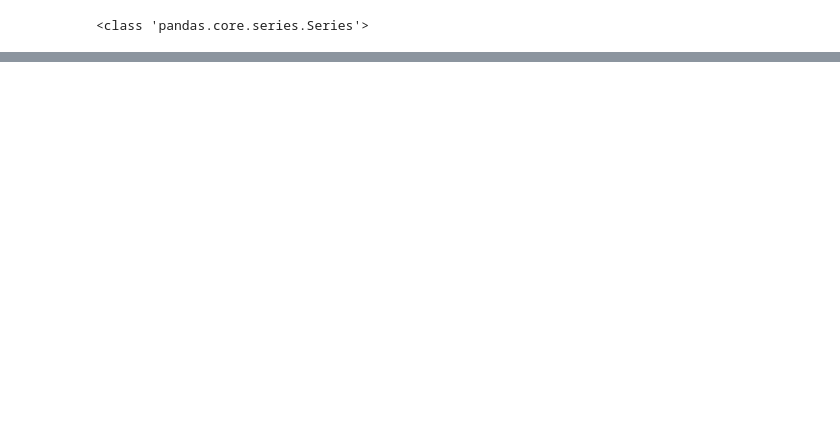
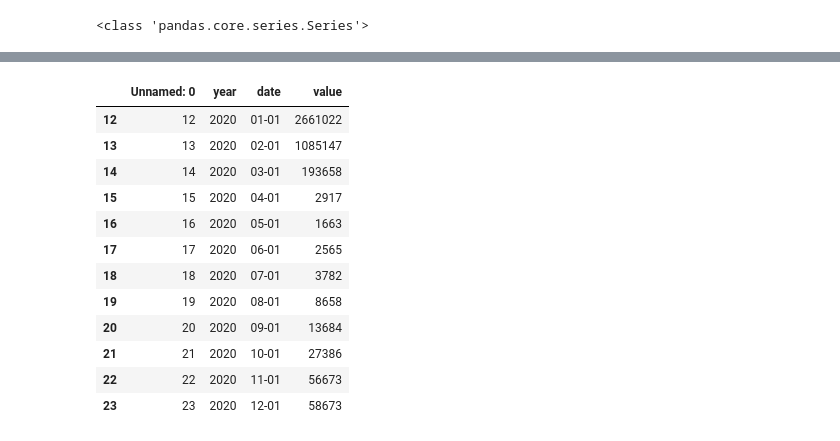
Before and after one commit to paula-ioni/paula-ioni.github.io, a Jupyter notebook: table_extraction_pdf.ipynb, the cells around one changed output, grey strips where cells are left out. Cells and saved outputs as stored; diff of their text form; code cells hidden in the pictures; blank space fills up the shorter version.

```diff
--- a/table_extraction_pdf.ipynb
+++ b/table_extraction_pdf.ipynb
@@ -169,0 +192,17 @@ display(dff)
+# %%
+df00=df0.loc[df0['year']==2020]
+display(df00)
+# %% [output]
+|  | Unnamed: 0 | year | date | value |
+| 12 | 12 | 2020 | 01-01 | 2661022 |
+| 13 | 13 | 2020 | 02-01 | 1085147 |
+| 14 | 14 | 2020 | 03-01 | 193658 |
+| 15 | 15 | 2020 | 04-01 | 2917 |
+| 16 | 16 | 2020 | 05-01 | 1663 |
+| 17 | 17 | 2020 | 06-01 | 2565 |
+| 18 | 18 | 2020 | 07-01 | 3782 |
+| 19 | 19 | 2020 | 08-01 | 8658 |
+| 20 | 20 | 2020 | 09-01 | 13684 |
+| 21 | 21 | 2020 | 10-01 | 27386 |
+| 22 | 22 | 2020 | 11-01 | 56673 |
+| 23 | 23 | 2020 | 12-01 | 58673 |
```
Also changed, not shown: parts of 11 cells of this notebook.
